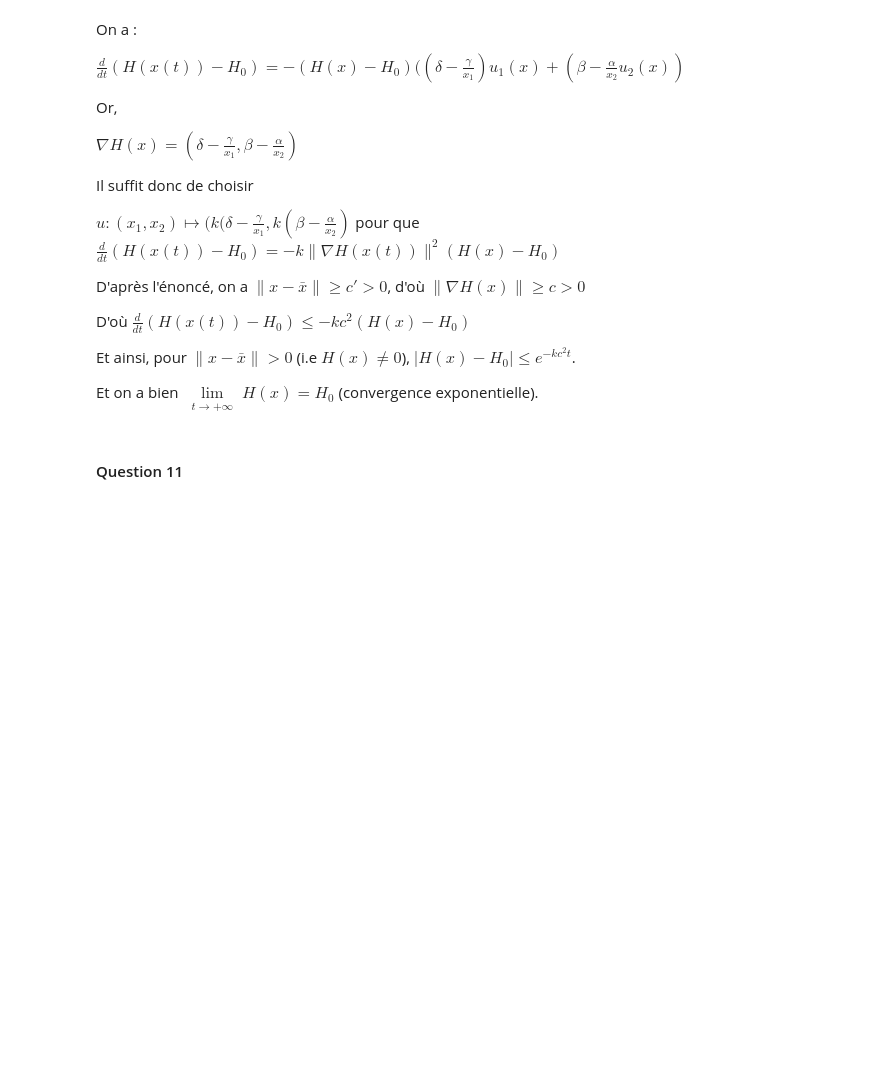
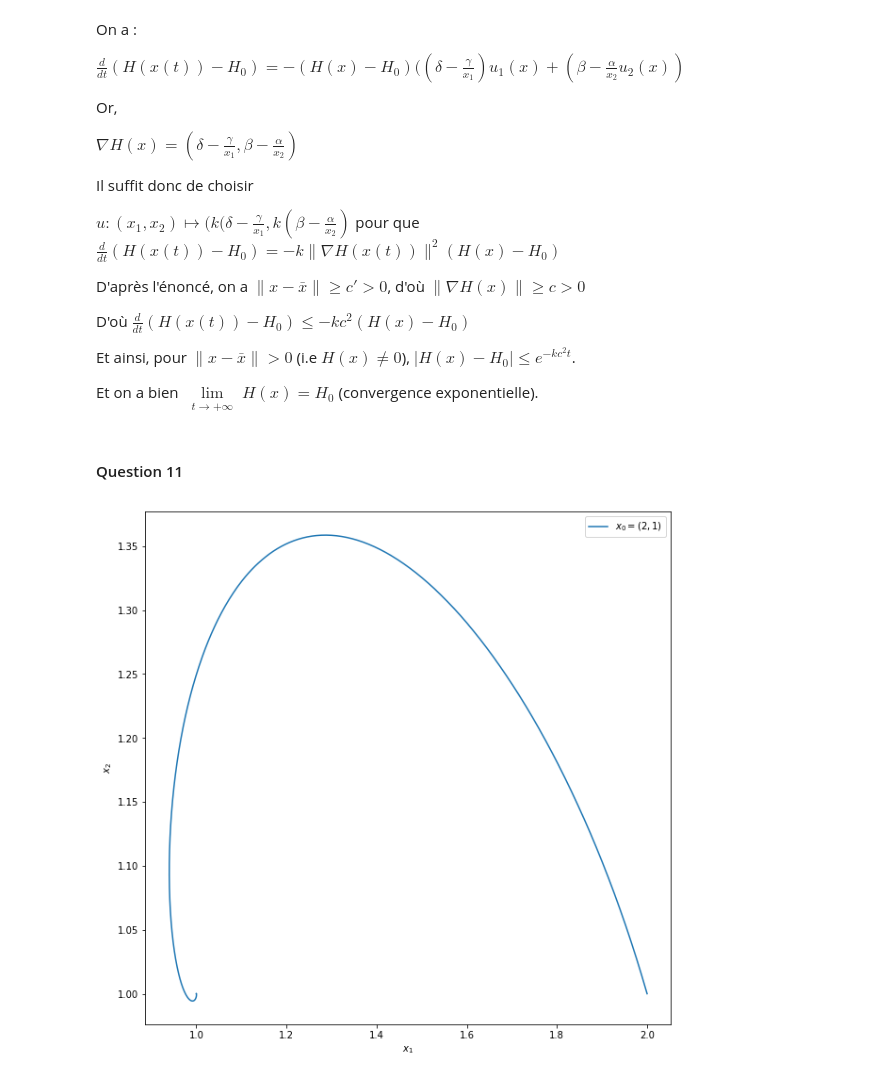
Before and after one commit to marion-isambert/Maths-info_equa_diff, a Jupyter notebook: Projet_Maths-info_equa_diff.ipynb, the cells around one changed output. Saved outputs shown, nothing was run; the diff lists cells and outputs as text; code cells hidden in the pictures; blank space fills up the shorter version.

```diff
--- a/Projet_Maths-info_equa_diff.ipynb
+++ b/Projet_Maths-info_equa_diff.ipynb
@@ -542,24 +542,31 @@ Et on a bien $\lim\limits_{\substack{t \to + \infty}} H(x) = H_0$ (convergence e
 # %%
 k = 1
 
 def u(x) :
     x1, x2 = x[0], x[1]
     return k*np.array([delta - gamma/x1, beta - alpha/x2])
 
 
 def f3(t, x) :
     x1, x2 = x[0], x[1]
     return f2(t, x) - H(x1,x2) * u(x)
 
-T, X = solve_euler_implicit(f3, x0 = np.array([2, 1]), dt = 10**-2, t0 = 0, tf = 300)
+#pour a version implicite, qui prend très très longtemps pour quasiment le même résultat
+#T, X = solve_euler_implicit(f3, x0 = np.array([2, 1]), dt = 10**-2, t0 = 0, tf = 300)
+
+#pour la version explicite
+T, X = solve_euler_explicit(f3, x0 = np.array([2, 1]), dt = 10**-3, t0 = 0, tf = 500)
+
 
 x1, x2 = X[:, 0], X[:, 1]
 
 plt.plot(x1, x2, label = "$x_0 = (2, 1)$")
 plt.xlabel("$x_1$")
 plt.ylabel("$x_2$")
 plt.legend()
 plt.show();
+# %% [output]
+[figure, added]
 # %%
 H_list = H(x1, x2)
 
```
Also changed, not shown: parts of 4 cells of this notebook.
